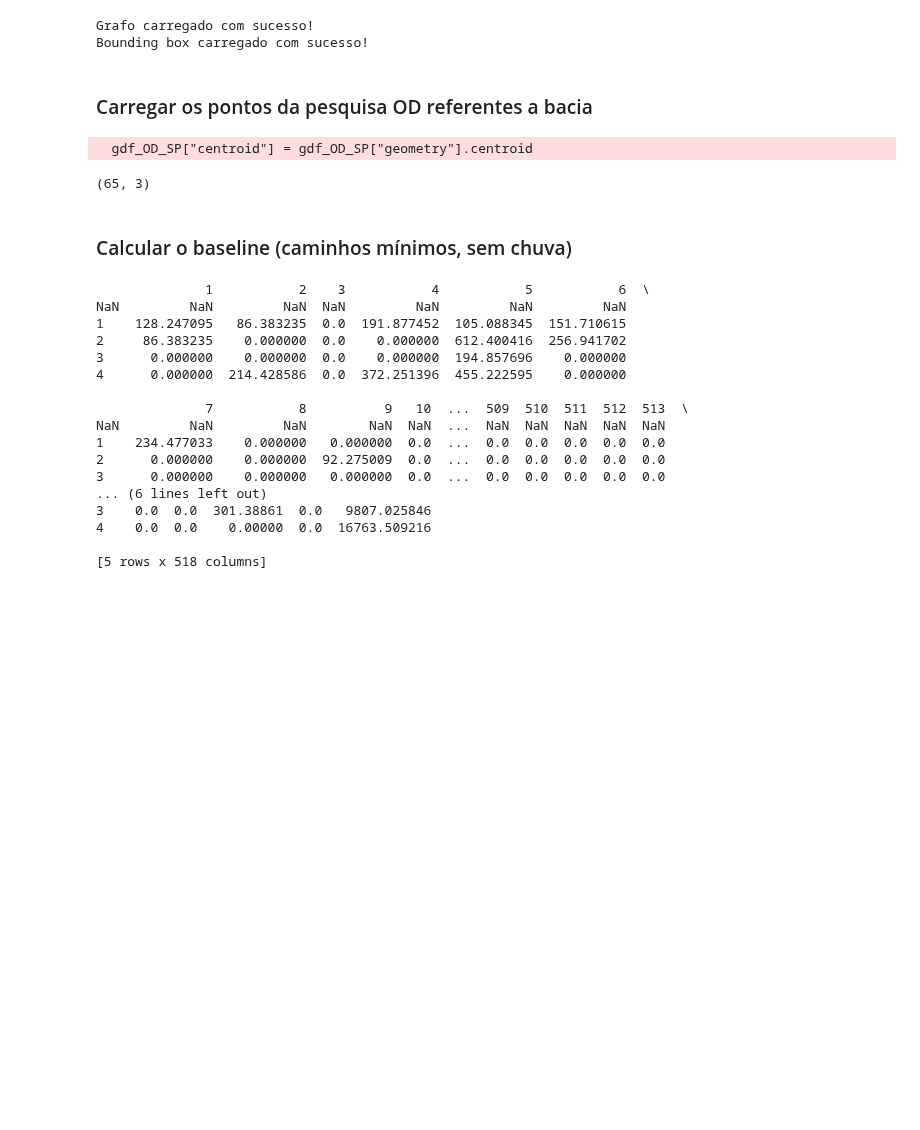
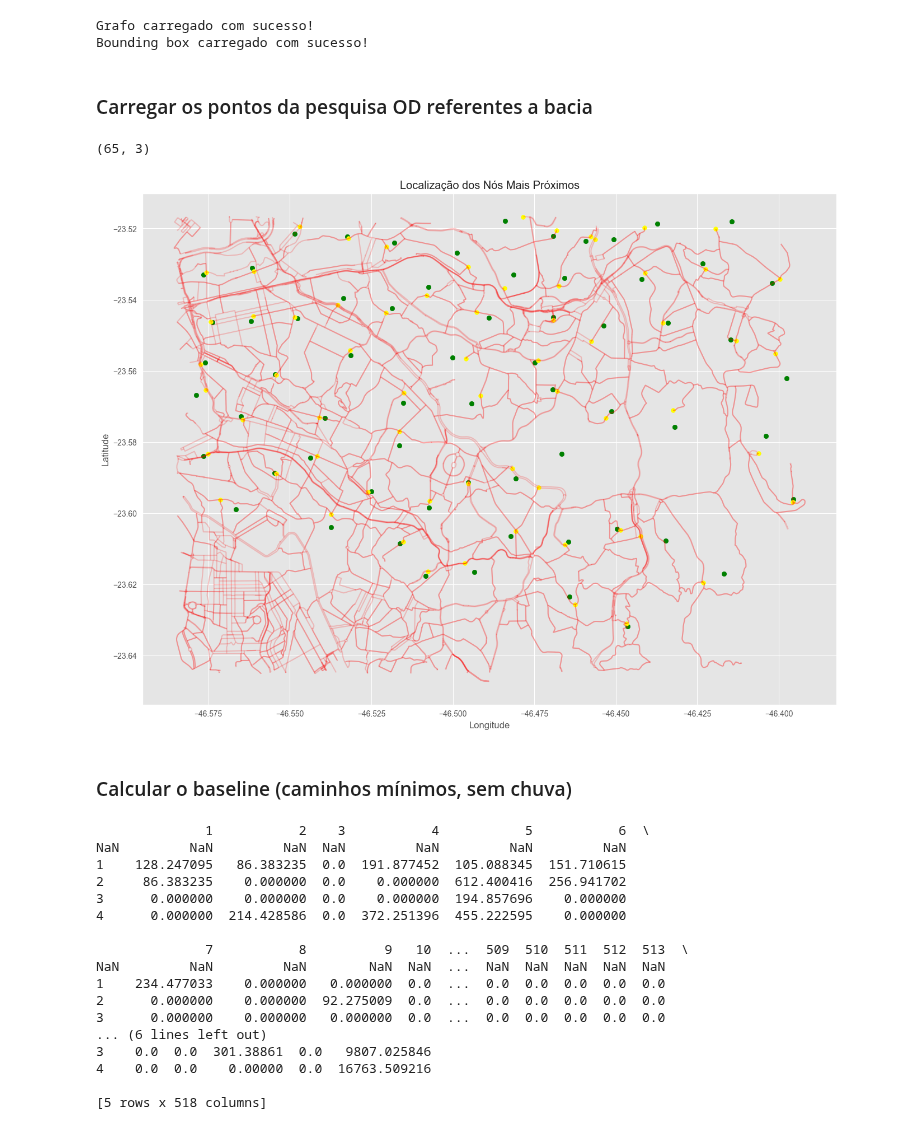
Before and after one commit to marcelof314/SP_urban_flooding, a Jupyter notebook: 02 OD Matrix and travel time.ipynb, the cells around one changed output. Drawn from its saved outputs; the diff is of its cells as text; code cells hidden in the pictures; blank space fills up the shorter version.

Commit message:
Criação de arquivos auxiliares para ajudar na depuração.
Signed-off-by: Marcelo Fernandes <41390930+marcelof314@users.noreply.github.com>

```diff
--- a/02 OD Matrix and travel time.ipynb
+++ b/02 OD Matrix and travel time.ipynb
@@ -52,34 +52,40 @@ Bounding box carregado com sucesso!
 # %% [markdown]
 ### Carregar os pontos da pesquisa OD referentes a bacia
 # %%
+import geopandas as gpd
+from shapely.geometry import Point
+from pyproj import CRS, Transformer
+
 # Read the shapefile
 gdf_OD = gpd.read_file(pesquisa_OD)
+
+# You need to understand Geographic coordinate systems and Projected coordinate systems.
+# Geographic CRS(such as 'EPSG:4326') is not suitable for measuring distance.
+# Converting degree to distance requires additional work.
+# Use a different coordinate as the warning message shows.
+# The coordinates you usually use depend on the area you want to analyze.
+# It will be common to use a coordinate system based on UTM.
 
 # Verifica o sistema de coordenadas
 gdf_OD.crs
 
+# Define the UTM Zone 23S coordinate system
+utm_crs = CRS("EPSG:32723")  # UTM Zone 23S, southern hemisphere
+
 # Atribuição do esquema de projeção
-gdf_OD = gdf_OD.to_crs(my_crs)
+gdf_OD_utm = gdf_OD.to_crs(utm_crs)
 
 # Filtrando para o munícipio de São Paulo
-gdf_indices = gdf_OD.index[gdf_OD['NomeMunici'] == 'São Paulo']
-gdf_OD_SP = gdf_OD.loc[gdf_indices]
+gdf_OD_SP_utm = gdf_OD_utm[gdf_OD_utm['NomeMunici'] == 'São Paulo'].copy()
 
 # Obtendo os centroides
-gdf_OD_SP["centroid"] = gdf_OD_SP["geometry"].centroid
+gdf_OD_SP_utm["centroid"] = gdf_OD_SP_utm["geometry"].centroid
 
 if verbose:
-    gdf_OD_SP['centroid'].explore(
-        #                            column = "NumeroZona",
-        #                            tooltip = "NumeroZona",
-        #                            popup = True,
-        #                            tiles = "CartoDB dark_matter",
-        #                            cmap = "inferno_r")
-    )
+    mapa_centroides = gdf_OD_SP_utm['centroid'].explore()
+    mapa_centroides.save('mapa_centroides_SP.html')
-# %% [output]
-  gdf_OD_SP["centroid"] = gdf_OD_SP["geometry"].centroid
 # %%
-centroides_df = gpd.GeoDataFrame(gdf_OD_SP[['NumeroZona', 'NomeZona']], geometry=gdf_OD_SP['centroid'])
+centroides_df = gpd.GeoDataFrame(gdf_OD_SP_utm[['NumeroZona', 'NomeZona']], geometry=gdf_OD_SP['centroid'])
 centroides_dentro = gpd.sjoin(centroides_df, bounding_box_baseline, how='inner', predicate='within')
 
 # Remover a coluna de índice criada pelo sjoin
@@ -92,10 +98,48 @@ centroides_dentro.shape
 # %% [output]
 (65, 3)
 # %%
+import osmnx as ox
+import geopandas as gpd
+import pandas as pd
+from shapely.geometry import Point
+
 # 1. Aproximar os pontos de centroides_dentro à rede
 centroides_dentro['nearest_node_baseline'] = centroides_dentro['geometry'].apply(
     lambda point: ox.distance.nearest_nodes(G_baseline, point.x, point.y)
 )
+
+# Função para obter coordenadas dos nós
+def get_node_coords(node_id):
+    node = G_baseline.nodes[node_id]
+    return (node['x'], node['y'])
+
+# Adicionar coordenadas dos nós ao DataFrame
+centroides_dentro['node_coords'] = centroides_dentro['nearest_node_baseline'].apply(get_node_coords)
+
+# Separar coordenadas em colunas distintas
+centroides_dentro[['node_x', 'node_y']] = pd.DataFrame(centroides_dentro['node_coords'].tolist(), index=centroides_dentro.index)
+
+# Criar geometria dos pontos para o novo GeoDataFrame
+geometry = [Point(xy) for xy in zip(centroides_dentro['node_x'], centroides_dentro['node_y'])]
+
+# Criar o GeoDataFrame
+gdf_nos_aproximados = gpd.GeoDataFrame(centroides_dentro, geometry=geometry, crs='EPSG:4326')
+# %%
+# Verificação gráfica do resultado
+base2 = centroides_dentro.plot(color='green', figsize=(16,16))
+
+# Atribuição do esquema de projeção
+edges_baseline_utm = edges_baseline.to_crs(utm_crs)
+
+edges_baseline.plot(ax=base2, color='red', alpha=0.2)
+
+gdf_nos_aproximados.plot(ax=base2, marker='o', color='yellow', markersize=30)
+plt.title('Localização dos Nós Mais Próximos')
+plt.xlabel('Longitude')
+plt.ylabel('Latitude')
+plt.show()
+# %% [output]
+[figure, added]
 # %% [markdown]
 ### Calcular o baseline (caminhos mínimos, sem chuva)
 # %%
```
Also changed, not shown: parts of 11 cells of this notebook.
